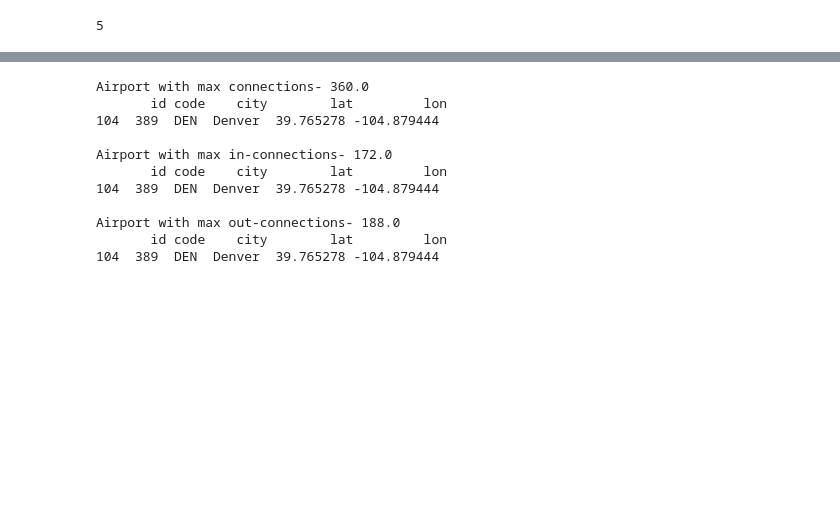
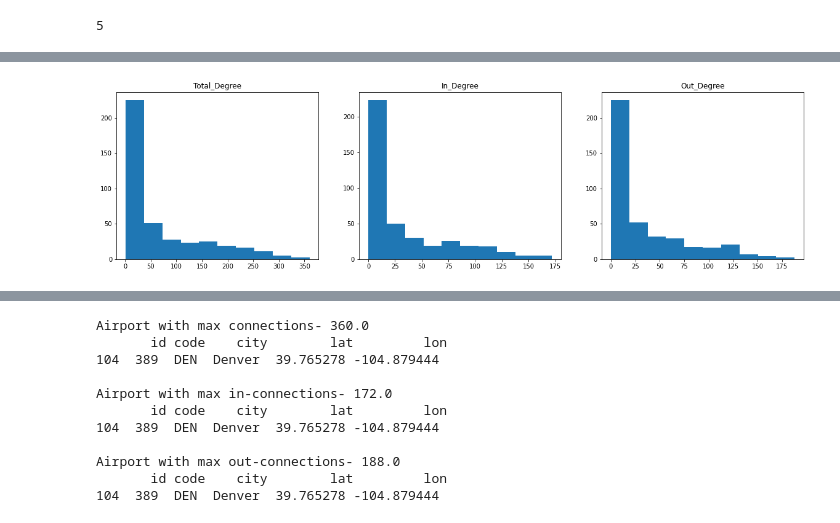
Before and after one commit to mohity5/Practice_NetworkAnalysis_Airports, a Jupyter notebook: Practice_Airports.ipynb, the cells around one changed output, grey strips where cells are left out. Cells and saved outputs as stored; diff of their text form; code cells hidden in the pictures; blank space fills up the shorter version.

Commit message:
Initial Degree Calculations

```diff
--- a/Practice_Airports.ipynb
+++ b/Practice_Airports.ipynb
@@ -70,14 +55,5 @@ nx.average_clustering(A)
 # %%
 #Degree distribution // Could use less objects
-deg = np.array(nx.degree(A))
-InD = np.array(A.in_degree(nx.nodes(A)))
-OutD = np.array(A.out_degree(nx.nodes(A)))
-
-deg_c = []
-InD_c = []
-OutD_c = []
-
-for i in range(0,len(deg),1):
-    deg_c = np.append(deg_c,deg[i][1])
-    InD_c = np.append(InD_c,InD[i][1])
-    OutD_c = np.append(OutD_c,OutD[i][1])
+deg = pd.DataFrame(nx.degree(A))
+InD = pd.DataFrame(A.in_degree(nx.nodes(A)))
+OutD = pd.DataFrame(A.out_degree(nx.nodes(A)))
@@ -98,0 +69,5 @@ plt.show()
+# %%
+DegreeDf = deg.merge(InD, on = 0)
+DegreeDf = DegreeDf.merge(OutD, on = 0)
+DegreeDf.columns = ['Node','Total Degree','In Degree','Out Degree']
+DegreeDf.head()
@@ -98,0 +81,16 @@ plt.show()
+# %%
+fig, (ax1,ax2,ax3) = plt.subplots(1,3, figsize = (20,5))
+
+ax1.set_title('Total_Degree')
+ax1.hist(DegreeDf['Total Degree'])
+
+ax2.set_title('In_Degree')
+ax2.hist(DegreeDf['In Degree'])
+
+ax3.set_title('Out_Degree')
+ax3.hist(DegreeDf['Out Degree'])
+
+#plt.hist(OutD_c)
+plt.show()
+# %% [output]
+[figure, added]
```
Also changed, not shown: parts of 15 cells of this notebook.
